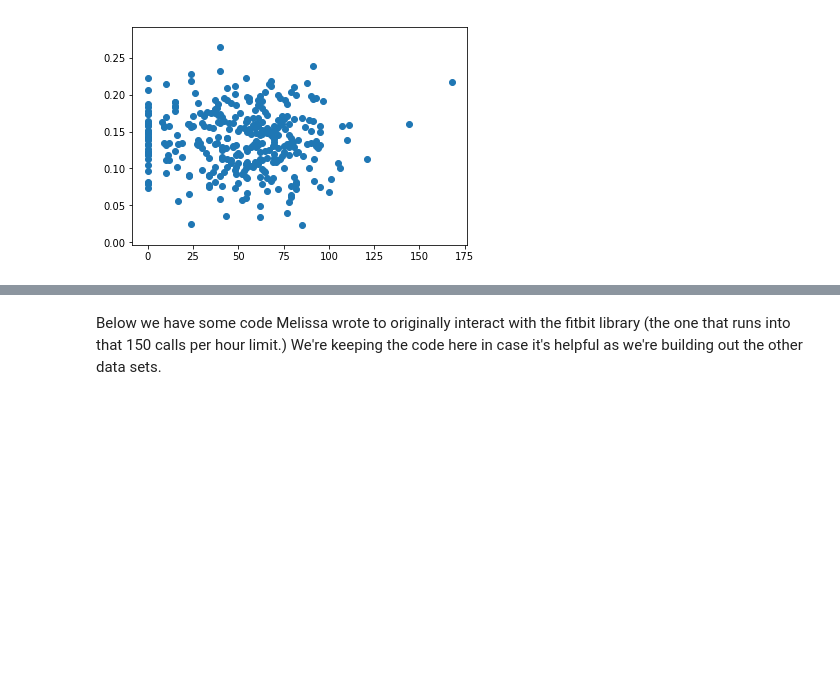
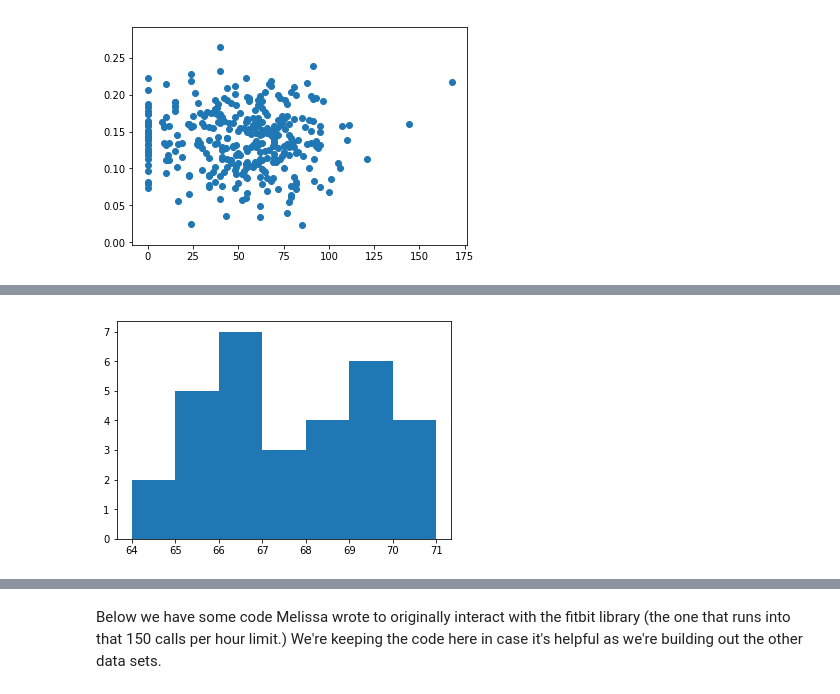
Before and after one commit to MelissaSmith12/fitbit-aggregator, a Jupyter notebook: fitbit messing around.ipynb, the cells around one changed output, grey strips where cells are left out. Cells and saved outputs as stored; diff of their text form; code cells hidden in the pictures; blank space fills up the shorter version.

Commit message:
update dates, add processing for daily heart rate

```diff
--- a/fitbit messing around.ipynb
+++ b/fitbit messing around.ipynb
@@ -423,3 +430,9 @@ plt.scatter((activity_data['minutesVeryActive']+activity_data['minutesFairlyActi
 plt.show()
 # %% [output]
 [figure]
+# %%
+endpoint = "activities/heart"
+end_date = "2018-06-08"
+start_date = "2018-05-09"
+
+heart_rate_data = getEndpointData(endpoint, start_date, end_date)
@@ -425,0 +481,19 @@ plt.show()
+# %%
+import datetime
+
+heart_list = []
+
+for record in heart_rate_data['activities-heart']:
+    heart_dict = {}
+    heart_dict['resting_heart_rate'] = record['value']['restingHeartRate']
+    heart_dict['date_obj'] = datetime.datetime.strptime(record['dateTime'], "%Y-%m-%d").date()
+    heart_dict['date_str'] = record['dateTime']
+    for zone in record['value']['heartRateZones']:
+        minute_name = zone['name'] + "_minutes"
+        minutes = zone['minutes']
+        calories_name = zone['name'] + "_calories"
+        calories_out = zone['caloriesOut']
+        heart_dict[minute_name] = minutes
+        heart_dict[calories_name] = calories_out
+    heart_list.append(heart_dict)
+heart_df = pd.DataFrame(heart_list)
@@ -425,0 +520,7 @@ plt.show()
+# %%
+import matplotlib
+
+plt.hist(heart_df['resting_heart_rate'], bins=7)
+plt.show()
+# %% [output]
+[figure, added]
```
Also changed, not shown: parts of 10 cells of this notebook.
